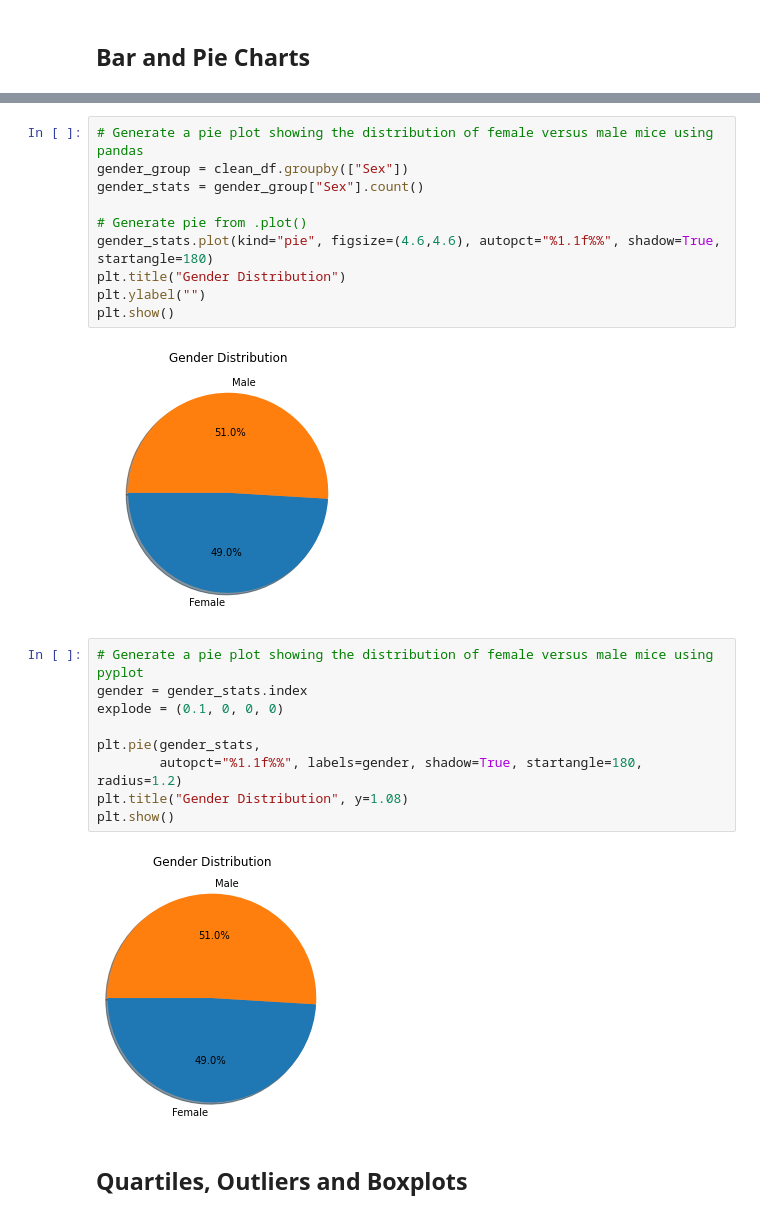
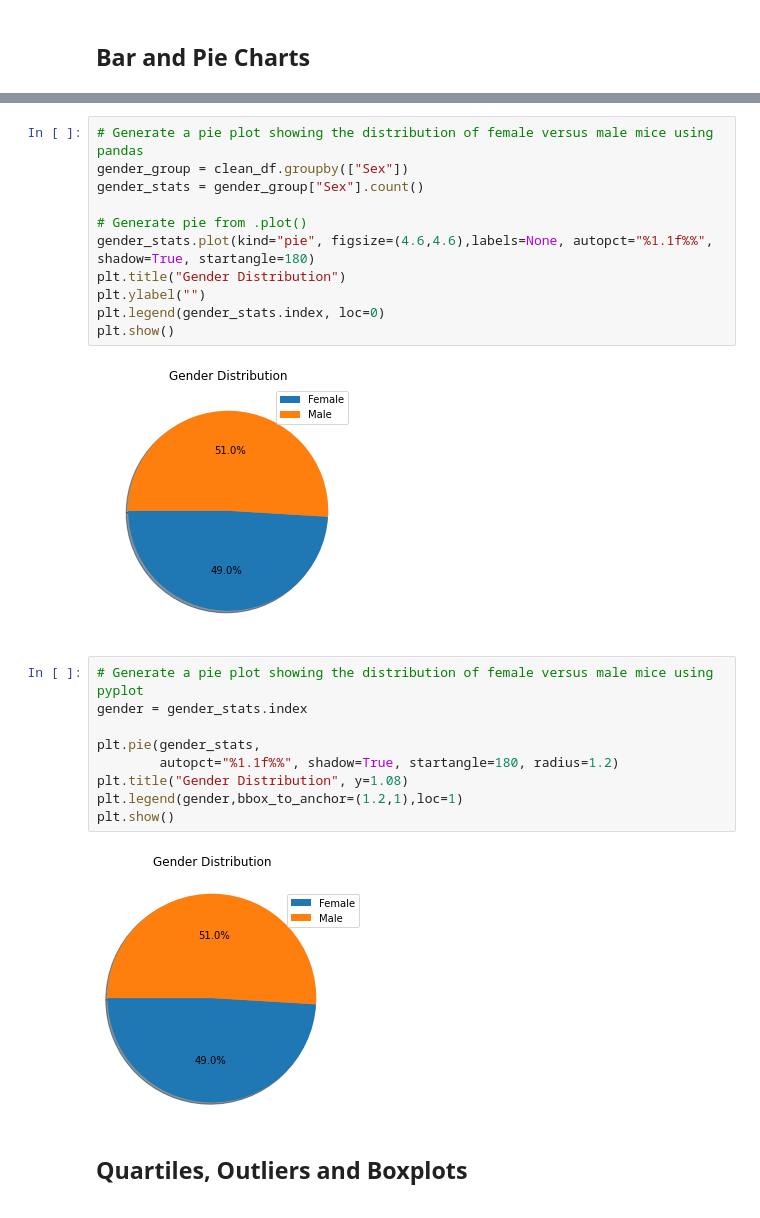
Before and after one commit to njneubauer/Matplotlib-Power-of-Plots, a Jupyter notebook: Pymaceuticals/pymaceuticals.ipynb, the cells around one changed output, grey strips where cells are left out. Drawn from its saved outputs; the diff is of its cells as text.

```diff
--- a/Pymaceuticals/pymaceuticals_starter.ipynb
+++ b/Pymaceuticals/pymaceuticals.ipynb
@@ -175,23 +204,24 @@ gender_group = clean_df.groupby(["Sex"])
 gender_stats = gender_group["Sex"].count()
 
 # Generate pie from .plot()
-gender_stats.plot(kind="pie", figsize=(4.6,4.6), autopct="%1.1f%%", shadow=True, startangle=180)
+gender_stats.plot(kind="pie", figsize=(4.6,4.6),labels=None, autopct="%1.1f%%", shadow=True, startangle=180)
 plt.title("Gender Distribution")
 plt.ylabel("")
+plt.legend(gender_stats.index, loc=0)
 plt.show()
 # %% [output]
-[figure, old version]
+[figure, new version]
 # %%
 # Generate a pie plot showing the distribution of female versus male mice using pyplot
 gender = gender_stats.index
-explode = (0.1, 0, 0, 0)
 
 plt.pie(gender_stats,
-        autopct="%1.1f%%", labels=gender, shadow=True, startangle=180, radius=1.2)
+        autopct="%1.1f%%", shadow=True, startangle=180, radius=1.2)
 plt.title("Gender Distribution", y=1.08)
+plt.legend(gender,bbox_to_anchor=(1.2,1),loc=1)
 plt.show()
 # %% [output]
-[figure, old version]
+[figure, new version]
 # %% [markdown]
 ## Quartiles, Outliers and Boxplots
 # %%
```
Also changed, not shown: parts of 8 cells of this notebook, 1 other file.
